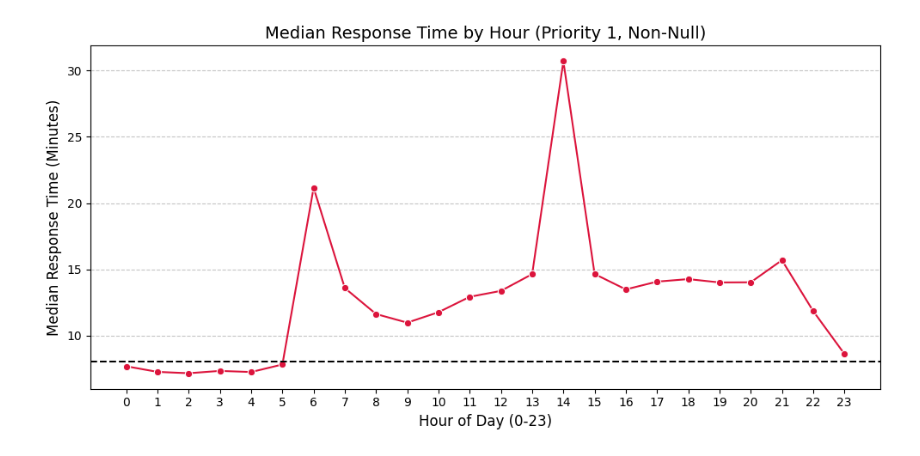
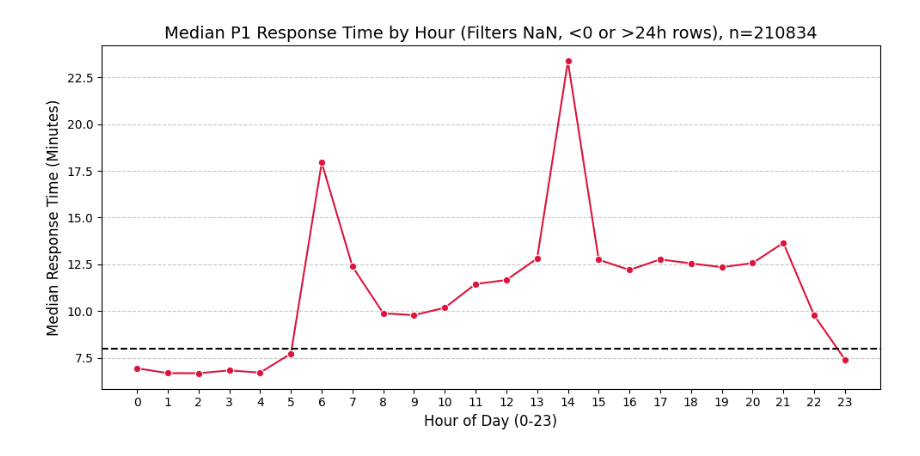
Before and after one commit to yoonoolee/oakland_police_department, a Jupyter notebook: test_cindy.ipynb, the cells around one changed output. Cells and saved outputs as stored; diff of their text form; code cells hidden in the pictures.

```diff
--- a/test_cindy.ipynb
+++ b/test_cindy.ipynb
@@ -3,7 +3,8 @@ import numpy as np
 import pandas as pd
 import matplotlib.pyplot as plt
 import seaborn as sns
+import pprint
 
-CALLS_PARQUET = "../Data/Our Data/harmonized_calls_2021_2026.parquet"
+CALLS_PARQUET = "harmonized_calls_2021_2026.parquet"
 # %%
 df = pd.read_parquet(CALLS_PARQUET, engine='fastparquet')
@@ -18,7 +11,12 @@ df.head()
 # %%
 df['hour'] = df['event_time'].dt.hour
+df['date'] = df['event_time'].dt.date
 df['day_of_week'] = df['event_time'].dt.dayofweek
 df['month'] = df['event_time'].dt.month
-df['year'] = df['event_time'].dt.year
-df['response_time'] = df['arrival_time'] - df['event_time']
-df['response_time_min'] = df['response_time'].dt.total_seconds() / 60
+df['year'] = (df['event_time'].dt.year).astype(int)
+df['response_time'] = (df['arrival_time'] - df['event_time']).dt.total_seconds() / 60
+df['travel_time'] = (df['arrival_time'] - df['dispatch_time']).dt.total_seconds() / 60
+df['priority'] = df['priority'].astype(float).astype(int)
+
+df.head()
+# print(len(df)) # 2276366
@@ -124,0 +31,4 @@ plt.show()
+# %%
+p1 = df[df['priority'] == 1].copy()
+p1.head()
+# print(len(p1)) # 415327
@@ -174,41 +233,39 @@ plt.show()
 # %%
-# 1. Filter for priority 1 and drop missing response_time values
-p1_clean = df[
-    (df['year'] >= 2025) & # 2021 data has some arrival times earlier than event times
-    (df['priority'] == 1) &
-    (df['response_time'].notna()) &
-    (df['response_time'].dt.total_seconds() >= 0)
-].copy()
+# Filter p1 table to remove NaN, <0, or >1440 response times
 
-# 2. Convert timedelta to minutes
-p1_clean['response_time_min'] = p1_clean['response_time'].dt.total_seconds() / 60
+p1_clean = p1[
+    (p1['response_time'].notna()) &
+    (p1['response_time'] >= 0) &
+    (p1['response_time'] <= 1440)
+    ].copy()
 
-# 3. Calculate median response time by hour
+n = p1_clean.shape[0]
+
+# Calculate median response time by hour
 p1_hourly = (
-    p1_clean.groupby('hour')['response_time_min']
+    p1_clean.groupby('hour')['response_time']
     .median()
-    .reset_index(name='median_response_time_min')
+    .reset_index(name='median_response_time')
 )
 
-# 4. Plot
+# Plot
 plt.figure(figsize=(10, 5))
 sns.lineplot(
     data=p1_hourly,
     x='hour',
-    y='median_response_time_min',
+    y='median_response_time',
     marker='o',
     color='crimson',
 )
 plt.axhline(y=8, color='black', linestyle='--', linewidth=1.5, label='8 Min SLA')
 
-plt.title('Median Response Time by Hour (Priority 1, Non-Null)', fontsize=14)
+plt.title('Median P1 Response Time by Hour (Filters NaN, <0 or >24h rows), n=' + str(n), fontsize=14)
 plt.xlabel('Hour of Day (0-23)', fontsize=12)
 plt.ylabel('Median Response Time (Minutes)', fontsize=12)
 plt.xticks(range(0, 24))
 plt.grid(axis='y', linestyle='--', alpha=0.7)
 plt.tight_layout()
 
-plt.savefig("../Outputs/p1_median_response_time_filtered.png", dpi=150, bbox_inches="tight")
-plt.show()
+plt.savefig("p1_median_response_time_filtered.png", dpi=150, bbox_inches="tight")
 # %% [output]
-[figure, old version]
+[figure, new version]
```
Also changed, not shown: parts of 21 cells of this notebook.
